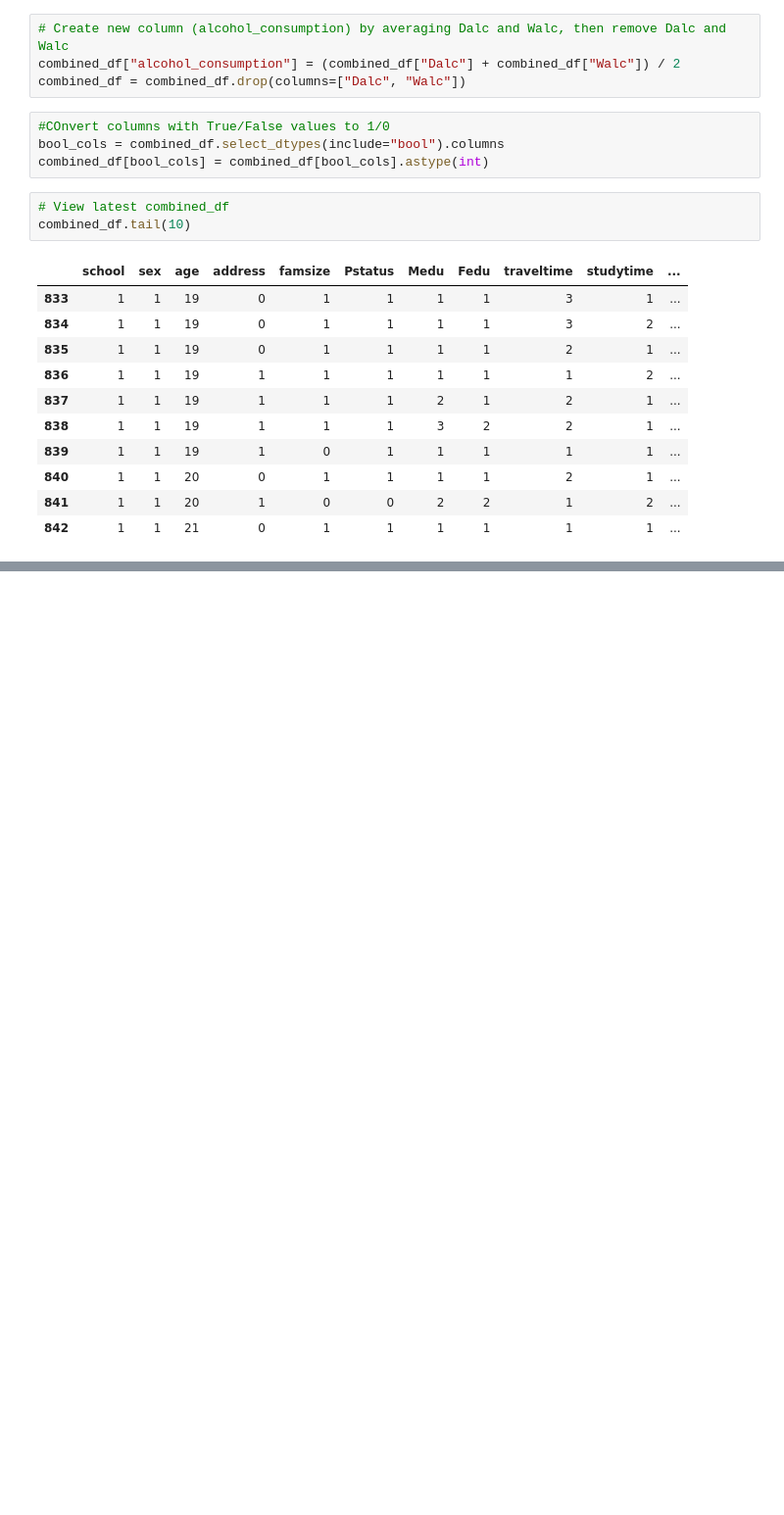
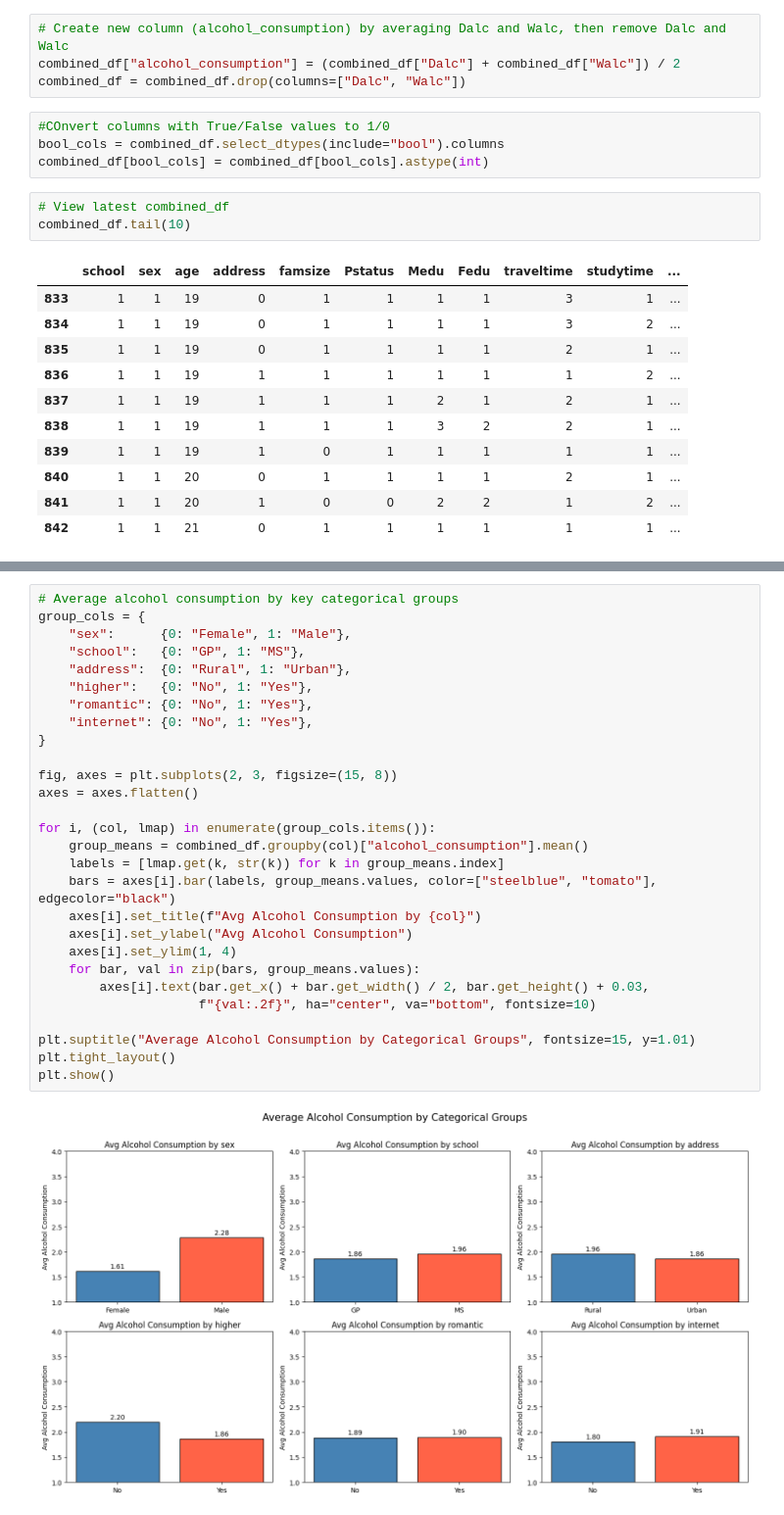
Before and after one commit to Sky282128/LearningModels, a Jupyter notebook: MCO.ipynb, the cells around one changed output, grey strips where cells are left out. Shown at 98% size. Drawn from its saved outputs; the diff is of its cells as text; blank space fills up the shorter version.

```diff
--- a/MCO.ipynb
+++ b/MCO.ipynb
@@ -327,0 +451,30 @@ combined_df.tail(10)
+# %%
+# Average alcohol consumption by key categorical groups
+group_cols = {
+    "sex":      {0: "Female", 1: "Male"},
+    "school":   {0: "GP", 1: "MS"},
+    "address":  {0: "Rural", 1: "Urban"},
+    "higher":   {0: "No", 1: "Yes"},
+    "romantic": {0: "No", 1: "Yes"},
+    "internet": {0: "No", 1: "Yes"},
+}
+
+fig, axes = plt.subplots(2, 3, figsize=(15, 8))
+axes = axes.flatten()
+
+for i, (col, lmap) in enumerate(group_cols.items()):
+    group_means = combined_df.groupby(col)["alcohol_consumption"].mean()
+    labels = [lmap.get(k, str(k)) for k in group_means.index]
+    bars = axes[i].bar(labels, group_means.values, color=["steelblue", "tomato"], edgecolor="black")
+    axes[i].set_title(f"Avg Alcohol Consumption by {col}")
+    axes[i].set_ylabel("Avg Alcohol Consumption")
+    axes[i].set_ylim(1, 4)
+    for bar, val in zip(bars, group_means.values):
+        axes[i].text(bar.get_x() + bar.get_width() / 2, bar.get_height() + 0.03,
+                     f"{val:.2f}", ha="center", va="bottom", fontsize=10)
+
+plt.suptitle("Average Alcohol Consumption by Categorical Groups", fontsize=15, y=1.01)
+plt.tight_layout()
+plt.show()
+# %% [output]
+[figure, added]
```
Also changed, not shown: parts of 23 cells of this notebook.
